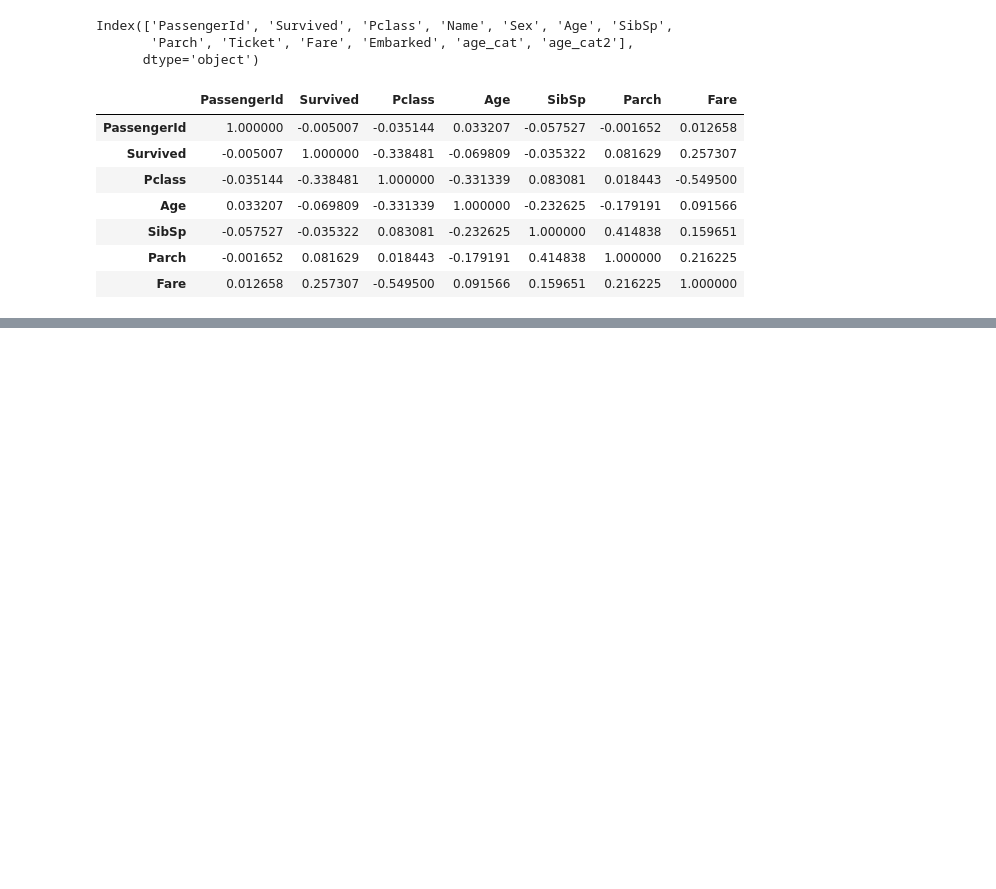
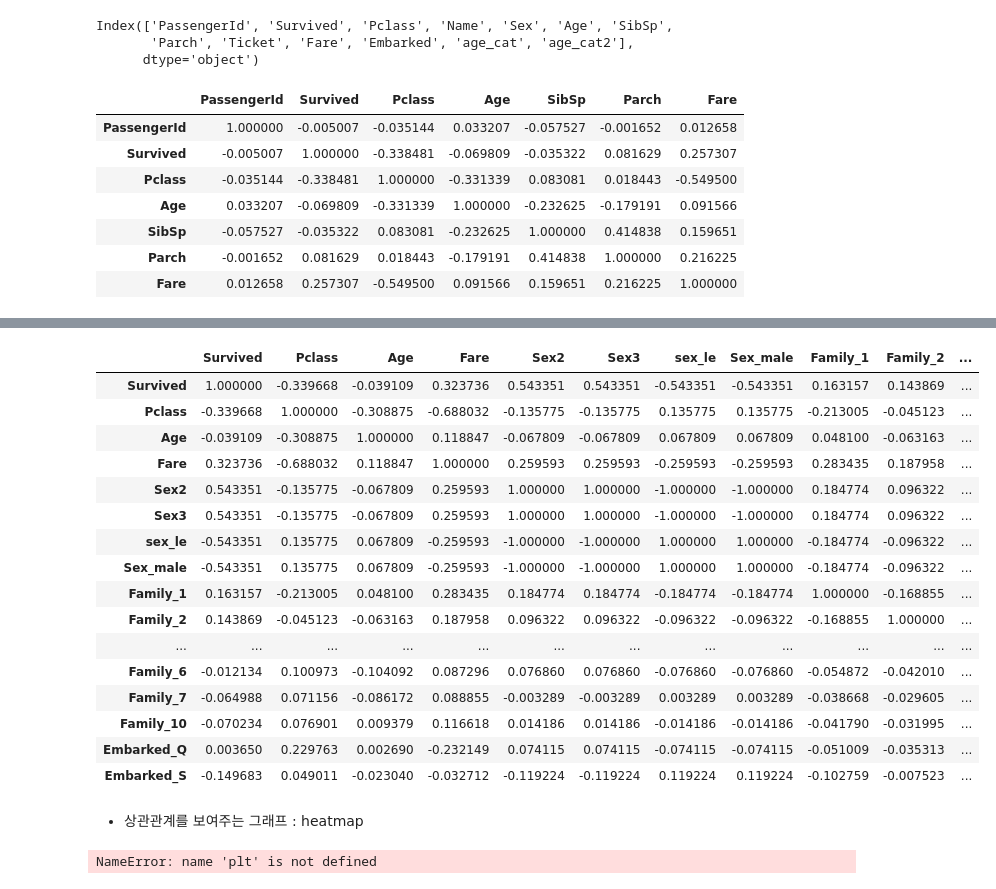
Before and after one commit to wichuuu/fintech, a Jupyter notebook: 05machine_learning/07EDA_탐색적데이터분석.ipynb, the cells around one changed output, grey strips where cells are left out. Cells and saved outputs as stored; diff of their text form; code cells hidden in the pictures; blank space fills up the shorter version.

```diff
--- a/05machine_learning/07EDA_탐색적데이터분석.ipynb
+++ b/05machine_learning/07EDA_탐색적데이터분석.ipynb
@@ -816,0 +1043,4 @@ data[['PassengerId', 'Survived', 'Pclass', 'Age', 'SibSp',
+# %%
+df['Sex3'] = df['Sex'].str.replace("female", "1").str.replace("male", "0")
+df['Sex3'] = df['Sex3'].astype(int)
+df['Sex3'].dtype
@@ -816,0 +1068,4 @@ data[['PassengerId', 'Survived', 'Pclass', 'Age', 'SibSp',
+# %%
+le = LabelEncoder()
+sex_le = le.fit_transform(df['Sex'])
+sex_le
@@ -816,0 +1090,3 @@ data[['PassengerId', 'Survived', 'Pclass', 'Age', 'SibSp',
+# %%
+df['sex_le'] = sex_le
+df
@@ -816,0 +1151,4 @@ data[['PassengerId', 'Survived', 'Pclass', 'Age', 'SibSp',
+# %%
+df2 = pd.get_dummies(df, columns=['Sex', 'Family', 'Embarked'], drop_first=True)
+# True -> 남자
+# False -> 여자
@@ -816,0 +1345,22 @@ data[['PassengerId', 'Survived', 'Pclass', 'Age', 'SibSp',
+# %%
+df2.corr(method="spearman")
+# %% [output]
+|  | Survived | Pclass | Age | Fare | Sex2 | Sex3 | sex_le | Sex_male | Family_1 | Family_2 | ... |
+| Survived | 1.000000 | -0.339668 | -0.039109 | 0.323736 | 0.543351 | 0.543351 | -0.543351 | -0.543351 | 0.163157 | 0.143869 | ... |
+| Pclass | -0.339668 | 1.000000 | -0.308875 | -0.688032 | -0.135775 | -0.135775 | 0.135775 | 0.135775 | -0.213005 | -0.045123 | ... |
+| Age | -0.039109 | -0.308875 | 1.000000 | 0.118847 | -0.067809 | -0.067809 | 0.067809 | 0.067809 | 0.048100 | -0.063163 | ... |
+| Fare | 0.323736 | -0.688032 | 0.118847 | 1.000000 | 0.259593 | 0.259593 | -0.259593 | -0.259593 | 0.283435 | 0.187958 | ... |
+| Sex2 | 0.543351 | -0.135775 | -0.067809 | 0.259593 | 1.000000 | 1.000000 | -1.000000 | -1.000000 | 0.184774 | 0.096322 | ... |
+| Sex3 | 0.543351 | -0.135775 | -0.067809 | 0.259593 | 1.000000 | 1.000000 | -1.000000 | -1.000000 | 0.184774 | 0.096322 | ... |
+| sex_le | -0.543351 | 0.135775 | 0.067809 | -0.259593 | -1.000000 | -1.000000 | 1.000000 | 1.000000 | -0.184774 | -0.096322 | ... |
+| Sex_male | -0.543351 | 0.135775 | 0.067809 | -0.259593 | -1.000000 | -1.000000 | 1.000000 | 1.000000 | -0.184774 | -0.096322 | ... |
+| Family_1 | 0.163157 | -0.213005 | 0.048100 | 0.283435 | 0.184774 | 0.184774 | -0.184774 | -0.184774 | 1.000000 | -0.168855 | ... |
+| Family_2 | 0.143869 | -0.045123 | -0.063163 | 0.187958 | 0.096322 | 0.096322 | -0.096322 | -0.096322 | -0.168855 | 1.000000 | ... |
+| ... | ... | ... | ... | ... | ... | ... | ... | ... | ... | ... | ... |
+| Family_6 | -0.012134 | 0.100973 | -0.104092 | 0.087296 | 0.076860 | 0.076860 | -0.076860 | -0.076860 | -0.054872 | -0.042010 | ... |
+| Family_7 | -0.064988 | 0.071156 | -0.086172 | 0.088855 | -0.003289 | -0.003289 | 0.003289 | 0.003289 | -0.038668 | -0.029605 | ... |
+| Family_10 | -0.070234 | 0.076901 | 0.009379 | 0.116618 | 0.014186 | 0.014186 | -0.014186 | -0.014186 | -0.041790 | -0.031995 | ... |
+| Embarked_Q | 0.003650 | 0.229763 | 0.002690 | -0.232149 | 0.074115 | 0.074115 | -0.074115 | -0.074115 | -0.051009 | -0.035313 | ... |
+| Embarked_S | -0.149683 | 0.049011 | -0.023040 | -0.032712 | -0.119224 | -0.119224 | 0.119224 | 0.119224 | -0.102759 | -0.007523 | ... |
+# %% [markdown]
+* 상관관계를 보여주는 그래프 : heatmap
@@ -816,0 +1369,7 @@ data[['PassengerId', 'Survived', 'Pclass', 'Age', 'SibSp',
+# %%
+# annot 옵션 추가시 숫자가 같이 표시됨
+
+plt.figure(figsize=(20, 20))
+sns.heatmap(df2.corr(method="spearman"), annot=True, linewidth=0.5)
+# %% [output]
+NameError: name 'plt' is not defined
```
Also changed, not shown: parts of 54 cells of this notebook, 2 other files.
